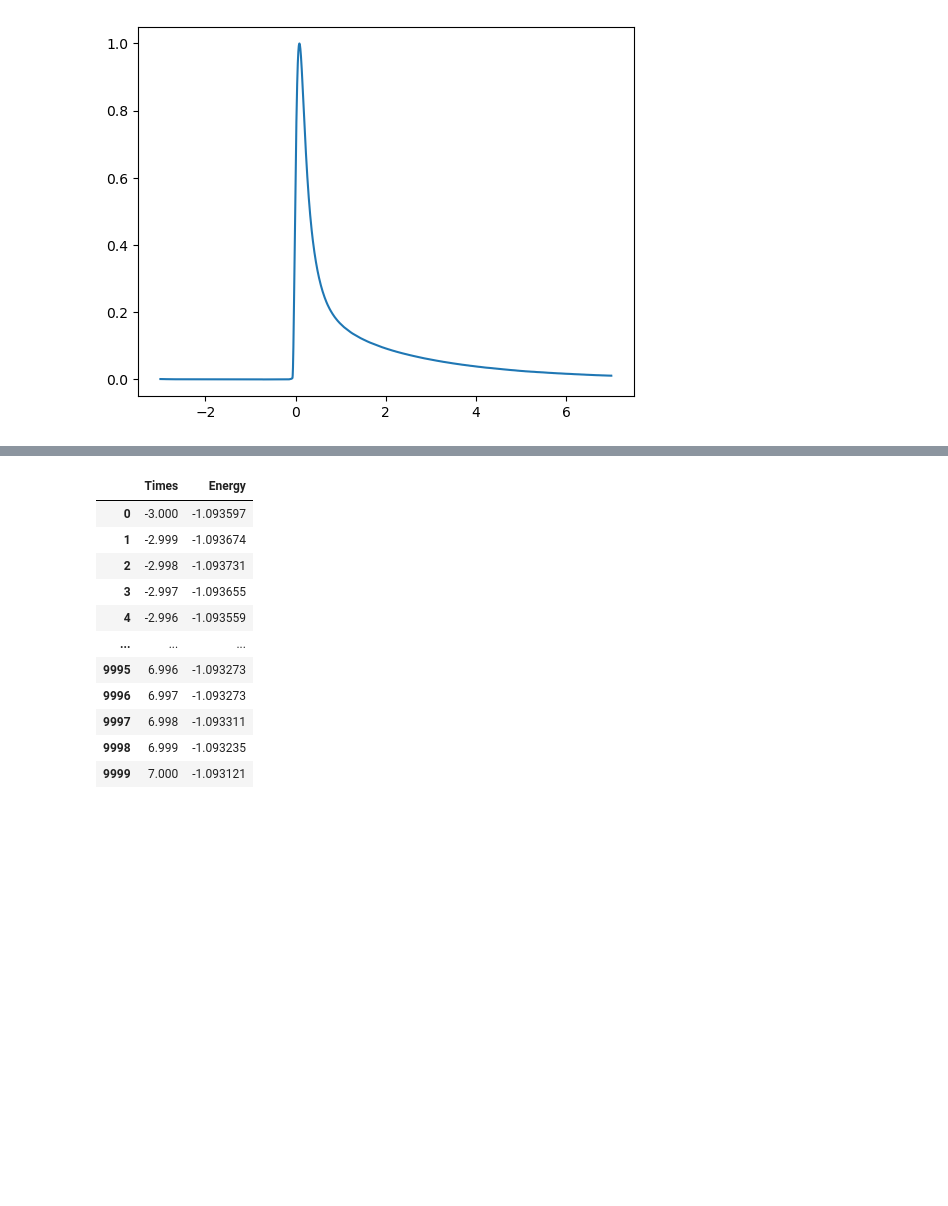
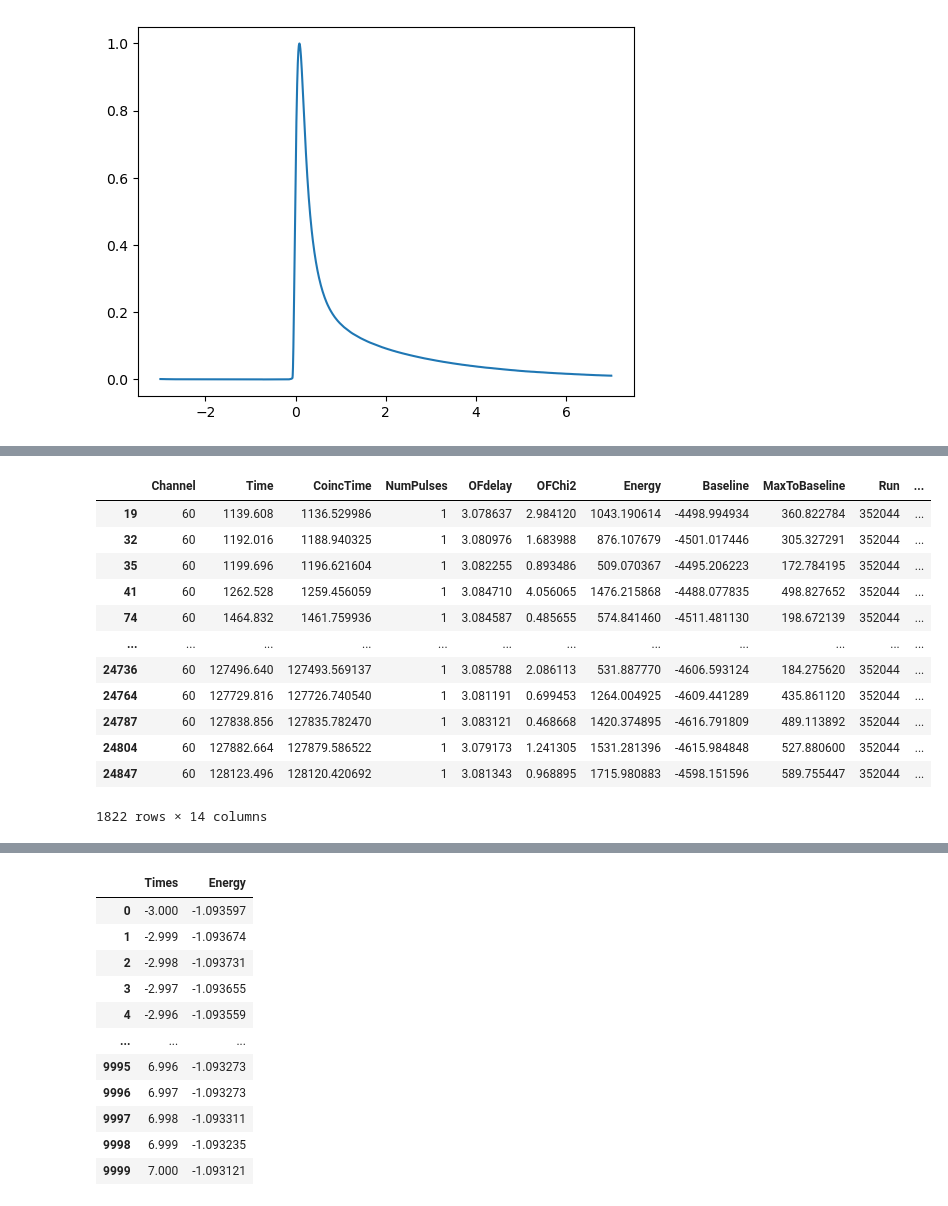
Before and after one commit to arj-shriv/CUORE, a Jupyter notebook: ReadingPulses.ipynb, the cells around one changed output, grey strips where cells are left out. Saved outputs shown, nothing was run; the diff lists cells and outputs as text; code cells hidden in the pictures; blank space fills up the shorter version.

```diff
--- a/ReadingPulses.ipynb
+++ b/ReadingPulses.ipynb
@@ -121,0 +135,16 @@ plt.plot(fully_sampled_times,cleaned_avg_pulse)
+# %%
+ch60_events
+# %% [output]
+|  | Channel | Time | CoincTime | NumPulses | OFdelay | OFChi2 | Energy | Baseline | MaxToBaseline | Run | ... |
+| 19 | 60 | 1139.608 | 1136.529986 | 1 | 3.078637 | 2.984120 | 1043.190614 | -4498.994934 | 360.822784 | 352044 | ... |
+| 32 | 60 | 1192.016 | 1188.940325 | 1 | 3.080976 | 1.683988 | 876.107679 | -4501.017446 | 305.327291 | 352044 | ... |
+| 35 | 60 | 1199.696 | 1196.621604 | 1 | 3.082255 | 0.893486 | 509.070367 | -4495.206223 | 172.784195 | 352044 | ... |
+| 41 | 60 | 1262.528 | 1259.456059 | 1 | 3.084710 | 4.056065 | 1476.215868 | -4488.077835 | 498.827652 | 352044 | ... |
+| 74 | 60 | 1464.832 | 1461.759936 | 1 | 3.084587 | 0.485655 | 574.841460 | -4511.481130 | 198.672139 | 352044 | ... |
+| ... | ... | ... | ... | ... | ... | ... | ... | ... | ... | ... | ... |
+| 24736 | 60 | 127496.640 | 127493.569137 | 1 | 3.085788 | 2.086113 | 531.887770 | -4606.593124 | 184.275620 | 352044 | ... |
+| 24764 | 60 | 127729.816 | 127726.740540 | 1 | 3.081191 | 0.699453 | 1264.004925 | -4609.441289 | 435.861120 | 352044 | ... |
+| 24787 | 60 | 127838.856 | 127835.782470 | 1 | 3.083121 | 0.468668 | 1420.374895 | -4616.791809 | 489.113892 | 352044 | ... |
+| 24804 | 60 | 127882.664 | 127879.586522 | 1 | 3.079173 | 1.241305 | 1531.281396 | -4615.984848 | 527.880600 | 352044 | ... |
+| 24847 | 60 | 128123.496 | 128120.420692 | 1 | 3.081343 | 0.968895 | 1715.980883 | -4598.151596 | 589.755447 | 352044 | ... |
+1822 rows × 14 columns
```
Also changed, not shown: parts of 18 cells of this notebook, 4 other files.
